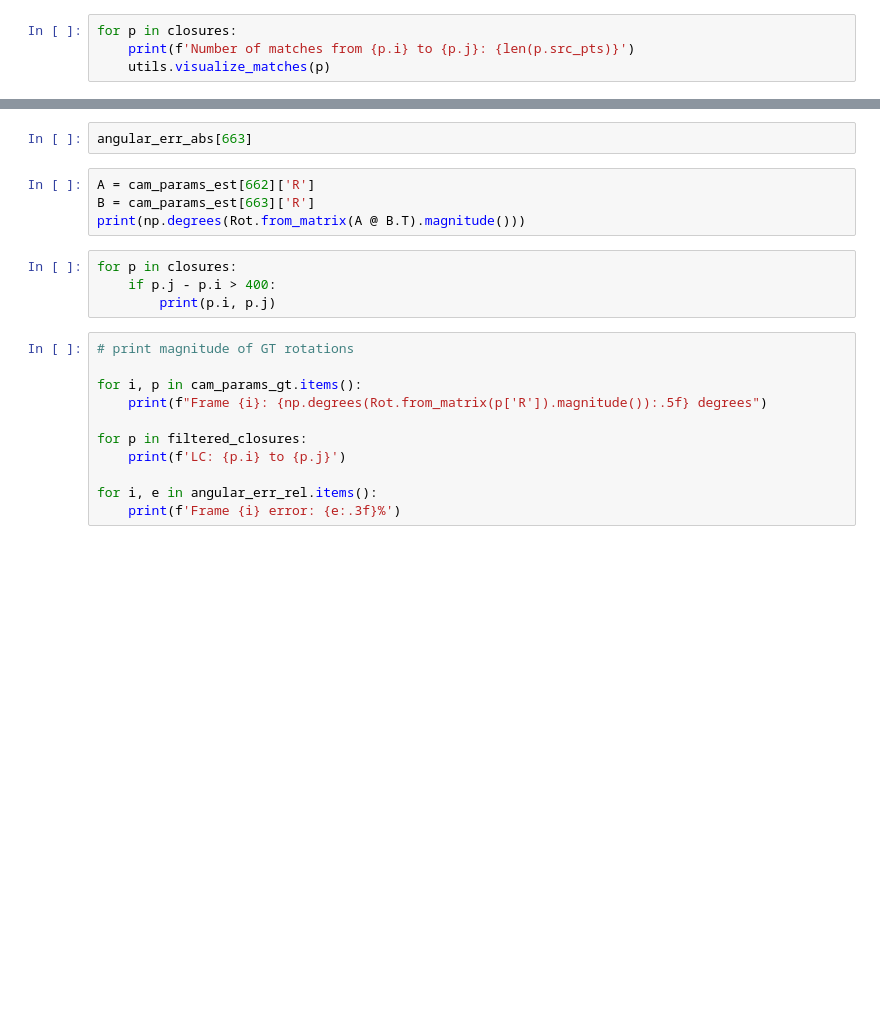
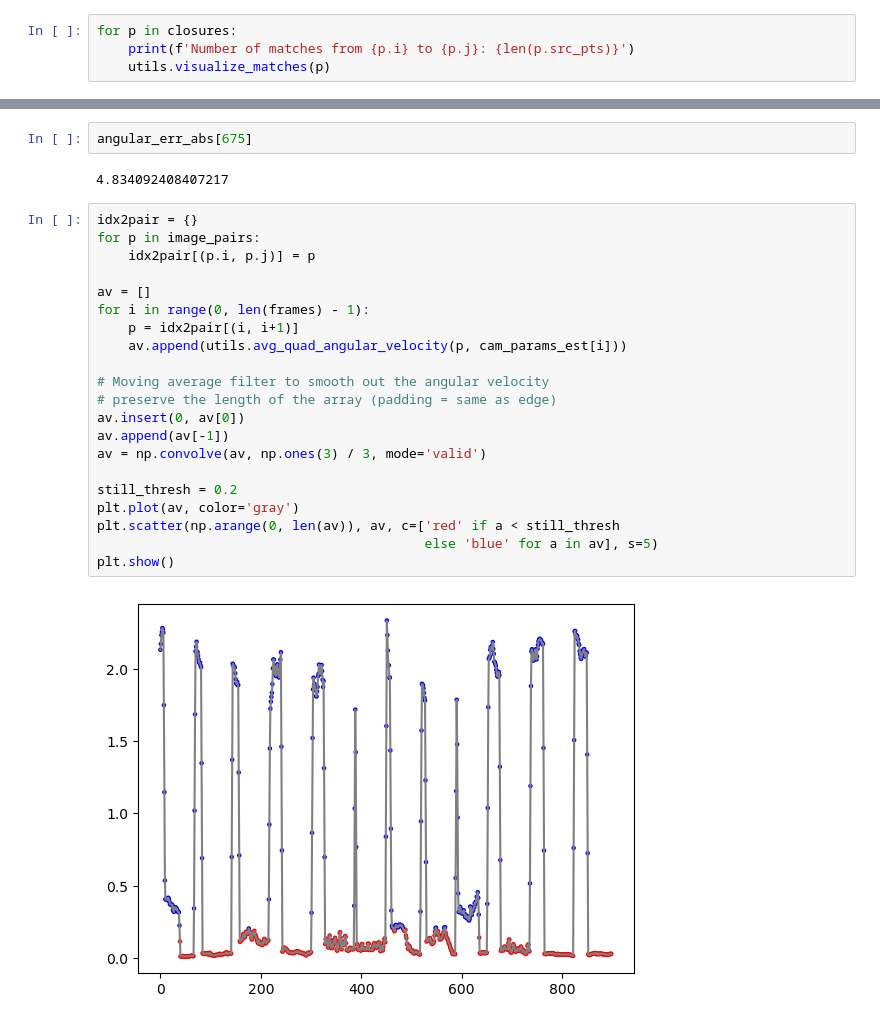
Before and after one commit to Unturned3/Core, a Jupyter notebook: EstimatePose.ipynb, the cells around one changed output, grey strips where cells are left out. Cells and saved outputs as stored; diff of their text form; blank space fills up the shorter version.

```diff
--- a/EstimatePose.ipynb
+++ b/EstimatePose.ipynb
@@ -171,21 +176,27 @@ hfov error mean: 19.97359, max: 253.99189
 # %%
-angular_err_abs[663]
+angular_err_abs[675]
+# %% [output]
+4.834092408407217
-# %%
-A = cam_params_est[662]['R']
-B = cam_params_est[663]['R']
-print(np.degrees(Rot.from_matrix(A @ B.T).magnitude()))
-# %%
-for p in closures:
-    if p.j - p.i > 400:
-        print(p.i, p.j)
-# %%
-# print magnitude of GT rotations
-
-for i, p in cam_params_gt.items():
-    print(f"Frame {i}: {np.degrees(Rot.from_matrix(p['R']).magnitude()):.5f} degrees")
-
-for p in filtered_closures:
-    print(f'LC: {p.i} to {p.j}')
-
-for i, e in angular_err_rel.items():
-    print(f'Frame {i} error: {e:.3f}%')
+# %%
+idx2pair = {}
+for p in image_pairs:
+    idx2pair[(p.i, p.j)] = p
+
+av = []
+for i in range(0, len(frames) - 1):
+    p = idx2pair[(i, i+1)]
+    av.append(utils.avg_quad_angular_velocity(p, cam_params_est[i]))
+
+# Moving average filter to smooth out the angular velocity
+# preserve the length of the array (padding = same as edge)
+av.insert(0, av[0])
+av.append(av[-1])
+av = np.convolve(av, np.ones(3) / 3, mode='valid')
+
+still_thresh = 0.2
+plt.plot(av, color='gray')
+plt.scatter(np.arange(0, len(av)), av, c=['red' if a < still_thresh
+                                          else 'blue' for a in av], s=5)
+plt.show()
+# %% [output]
+[figure, added]
```
Also changed, not shown: parts of 10 cells of this notebook, 2 other files.
